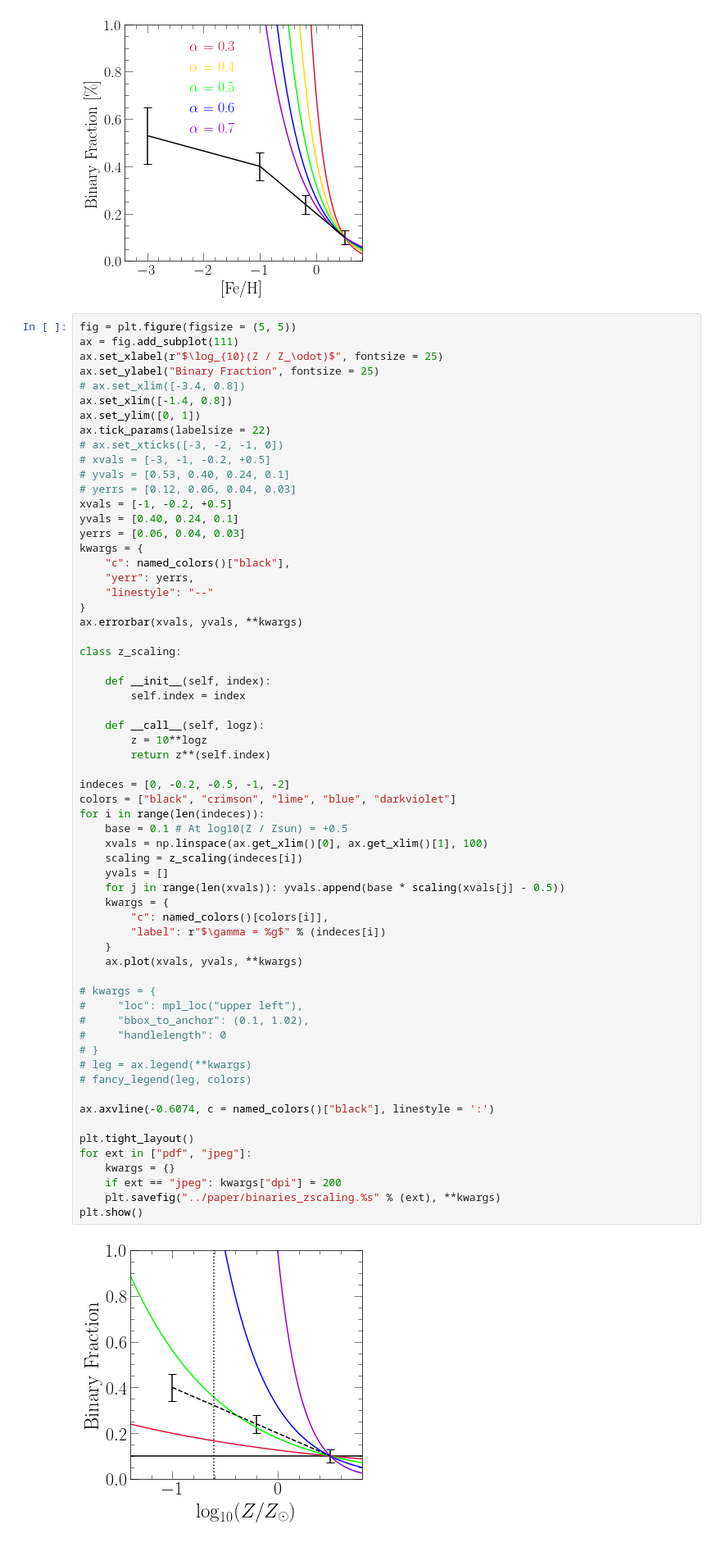
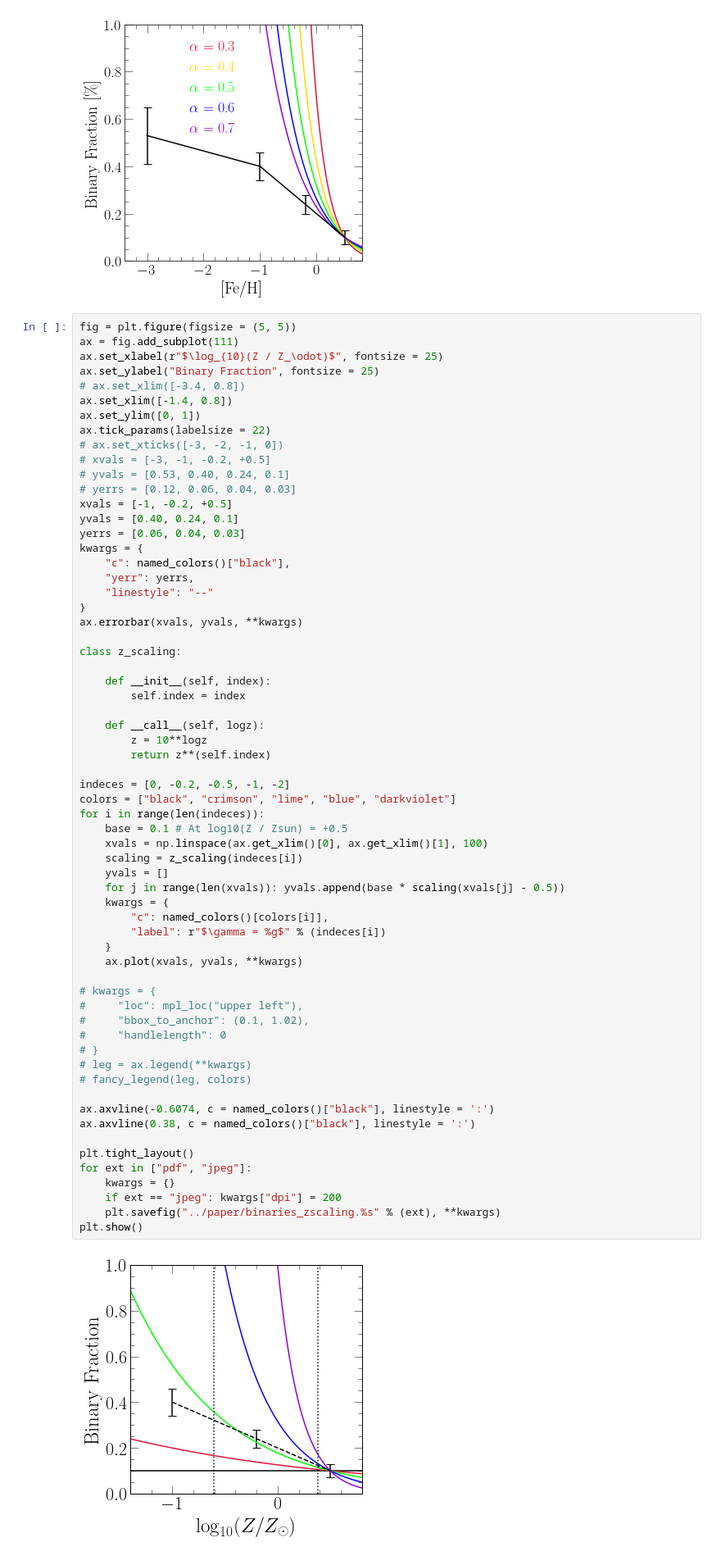
Before and after one commit to giganano/iarates, a Jupyter notebook: notebooks/binary_fracs.ipynb, the cells around one changed output. Shown at 82% size. Drawn from its saved outputs; the diff is of its cells as text.

```diff
--- a/notebooks/binary_fracs.ipynb
+++ b/notebooks/binary_fracs.ipynb
@@ -117,31 +117,32 @@ indeces = [0, -0.2, -0.5, -1, -2]
 colors = ["black", "crimson", "lime", "blue", "darkviolet"]
 for i in range(len(indeces)):
     base = 0.1 # At log10(Z / Zsun) = +0.5
     xvals = np.linspace(ax.get_xlim()[0], ax.get_xlim()[1], 100)
     scaling = z_scaling(indeces[i])
     yvals = []
     for j in range(len(xvals)): yvals.append(base * scaling(xvals[j] - 0.5))
     kwargs = {
         "c": named_colors()[colors[i]],
         "label": r"$\gamma = %g$" % (indeces[i])
     }
     ax.plot(xvals, yvals, **kwargs)
 
 # kwargs = {
 #     "loc": mpl_loc("upper left"),
 #     "bbox_to_anchor": (0.1, 1.02),
 #     "handlelength": 0
 # }
 # leg = ax.legend(**kwargs)
 # fancy_legend(leg, colors)
 
 ax.axvline(-0.6074, c = named_colors()["black"], linestyle = ':')
+ax.axvline(0.38, c = named_colors()["black"], linestyle = ':')
 
 plt.tight_layout()
 for ext in ["pdf", "jpeg"]:
     kwargs = {}
     if ext == "jpeg": kwargs["dpi"] = 200
     plt.savefig("../paper/binaries_zscaling.%s" % (ext), **kwargs)
 plt.show()
 # %% [output]
-[figure, old version]
+[figure, new version]
```
Also changed, not shown: 10 other files.
